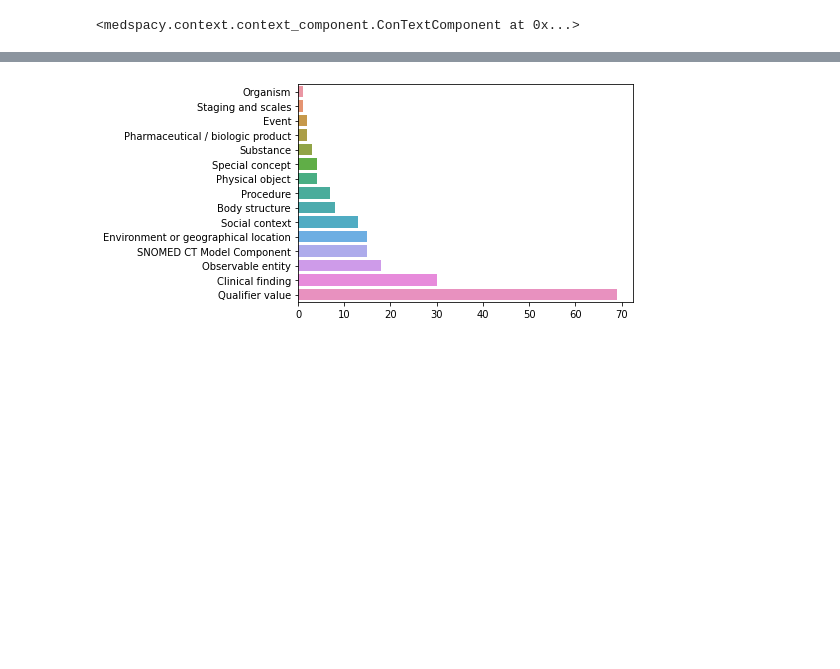
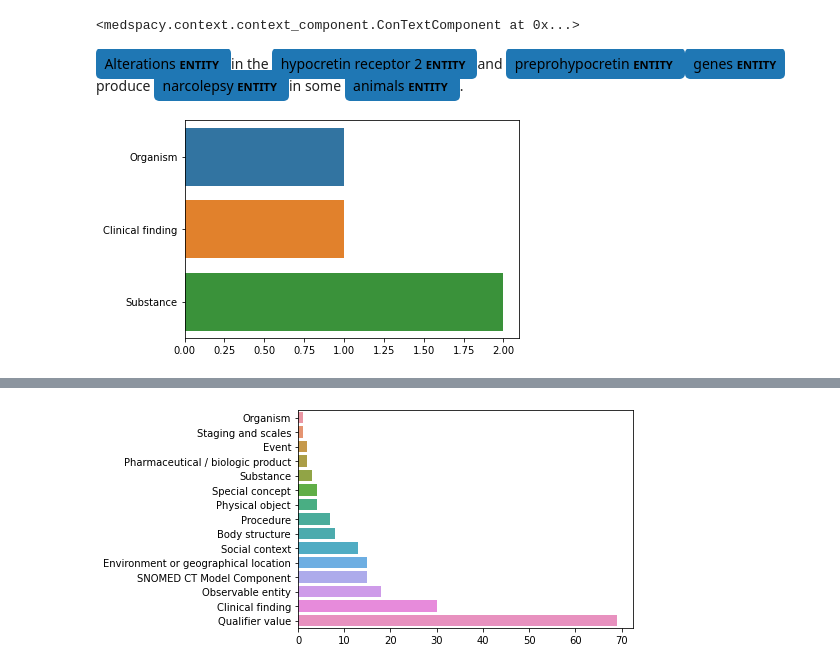
Before and after one commit to joe32140/snomed-ontology-parser, a Jupyter notebook: concept_distribution.ipynb, the cells around one changed output, grey strips where cells are left out. Saved outputs shown, nothing was run; the diff lists cells and outputs as text; code cells hidden in the pictures; blank space fills up the shorter version.

```diff
--- a/concept_distribution.ipynb
+++ b/concept_distribution.ipynb
@@ -93,3 +113,21 @@ def plot_concept_freq(text, visulization=False, remove_negated_entity=True):
+# %%
+text = "Alterations in the hypocretin receptor 2 and preprohypocretin genes produce narcolepsy in some animals."
+concepts = get_snomed_concepts(text, visulization=True)
+snomed_concept_list = [[c.name, c.label.first()] for c in concepts]
+#     level_1 = SNOMEDCT_US["138875005"].children # root
+#     level_1 = SNOMEDCT_US["404684003"].children # clinical findings
+#     level_1 = SNOMEDCT_US["48176007"].children # Social context
+cell_dict = {}
+cell_dict["concepts"] = snomed_concept_list
+# get root children distribution
+cell_dict["root"] = get_children_concept_distribution(concepts, "138875005", visulization=True)
+# get next level children distribution
+for child in SNOMEDCT_US["138875005"].children:
+    cell_dict[child.label.first()] = get_children_concept_distribution(concepts, child.name)
+# text = "Alterations in the hypocretin receptor 2 and preprohypocretin genes produce narcolepsy in some animals."
+# %% [output]
+Alterations ENTITY in the hypocretin receptor 2 ENTITY and preprohypocretin ENTITY genes ENTITY produce narcolepsy ENTITY in some animals ENTITY .
+[figure, added]
 # %%
 
 with open("example_article1.txt") as f:
```
Also changed, not shown: parts of 10 cells of this notebook, 1 other file.
